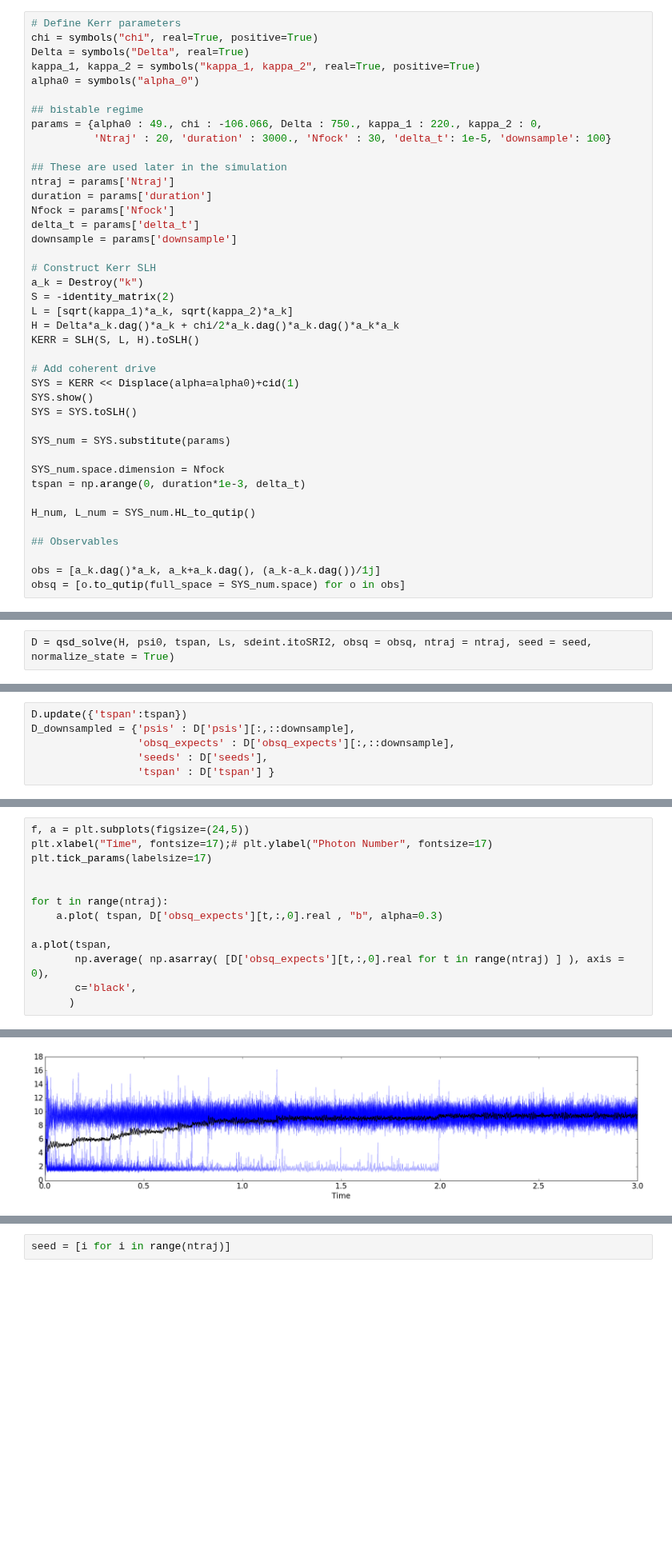
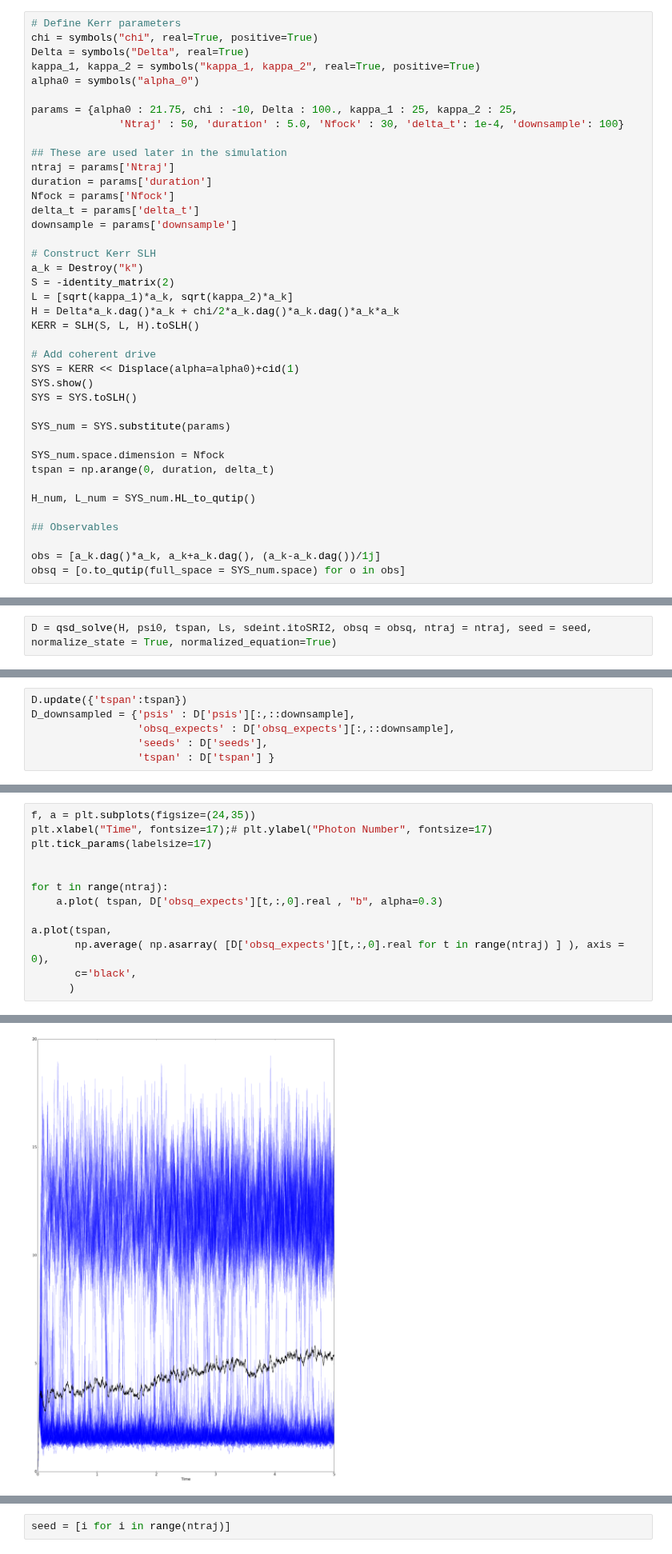
Before and after one commit to tabakg/diffusion_maps, a Jupyter notebook: quantum_state_diffusion/make_quantum_trajectory_kerr_quantum_state_diffusion.ipynb, the cells around one changed output, grey strips where cells are left out. Shown at 80% size. Saved outputs shown, nothing was run; the diff lists cells and outputs as text; blank space fills up the shorter version.

```diff
--- a/quantum_state_diffusion/make_quantum_trajectory_kerr_quantum_state_diffusion.ipynb
+++ b/quantum_state_diffusion/make_quantum_trajectory_kerr_quantum_state_diffusion.ipynb
@@ -86,9 +86,8 @@ Delta = symbols("Delta", real=True)
 kappa_1, kappa_2 = symbols("kappa_1, kappa_2", real=True, positive=True)
 alpha0 = symbols("alpha_0")
 
-## bistable regime
-params = {alpha0 : 49., chi : -106.066, Delta : 750., kappa_1 : 220., kappa_2 : 0,
-          'Ntraj' : 20, 'duration' : 3000., 'Nfock' : 30, 'delta_t': 1e-5, 'downsample': 100}
+params = {alpha0 : 21.75, chi : -10, Delta : 100., kappa_1 : 25, kappa_2 : 25,
+              'Ntraj' : 50, 'duration' : 5.0, 'Nfock' : 30, 'delta_t': 1e-4, 'downsample': 100}
 
 ## These are used later in the simulation
 ntraj = params['Ntraj']
@@ -112,7 +111,7 @@ SYS = SYS.toSLH()
 SYS_num = SYS.substitute(params)
 
 SYS_num.space.dimension = Nfock
-tspan = np.arange(0, duration*1e-3, delta_t)
+tspan = np.arange(0, duration, delta_t)
 
 H_num, L_num = SYS_num.HL_to_qutip()
 
@@ -155,5 +155,5 @@ seed = [i for i in range(ntraj)]
 # %%
 # H, psi0, tspan, Ls, sdeint.itoSRI2, obsq, ntraj
 # %%
-D = qsd_solve(H, psi0, tspan, Ls, sdeint.itoSRI2, obsq = obsq, ntraj = ntraj, seed = seed, normalize_state = True)
+D = qsd_solve(H, psi0, tspan, Ls, sdeint.itoSRI2, obsq = obsq, ntraj = ntraj, seed = seed, normalize_state = True, normalized_equation=True)
 # %% [output]
@@ -178,19 +178,19 @@ for t in range(ntraj):
 # %%
-f, a = plt.subplots(figsize=(24,5))
+f, a = plt.subplots(figsize=(24,35))
 plt.xlabel("Time", fontsize=17);# plt.ylabel("Photon Number", fontsize=17)
 plt.tick_params(labelsize=17)
 
 
 for t in range(ntraj):
     a.plot( tspan, D['obsq_expects'][t,:,0].real , "b", alpha=0.3)
 
 a.plot(tspan,
        np.average( np.asarray( [D['obsq_expects'][t,:,0].real for t in range(ntraj) ] ), axis = 0),
        c='black',
       )
 # %% [output]
 [<matplotlib.lines.Line2D at 0x...>]
-[figure, old version]
+[figure, new version]
 # %%
 f, a = plt.subplots(figsize=(24,5))
 plt.xlabel("Time", fontsize=17);# plt.ylabel("Photon Number", fontsize=17)
```
Also changed, not shown: parts of 13 cells of this notebook, 3 other files.
